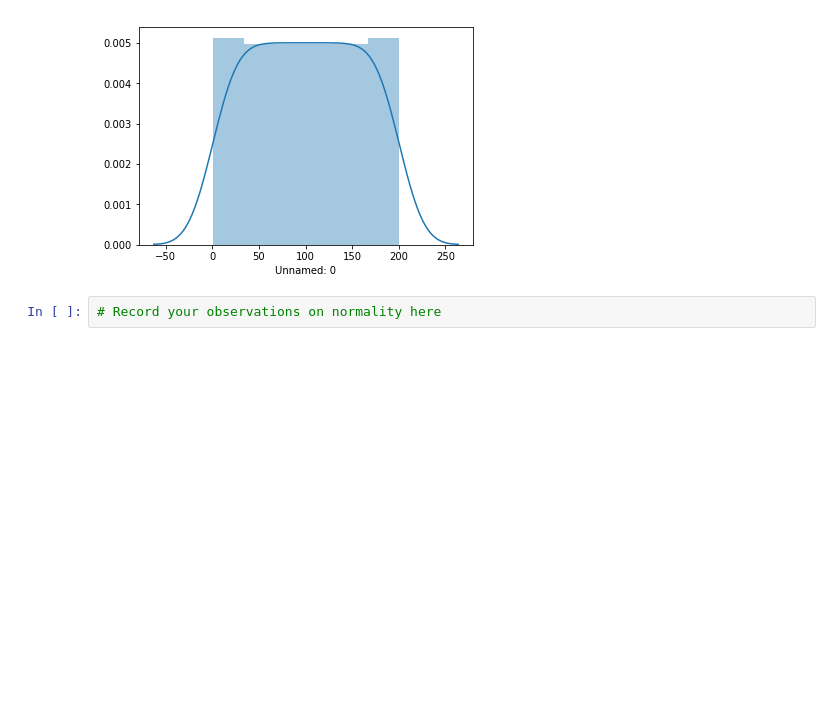
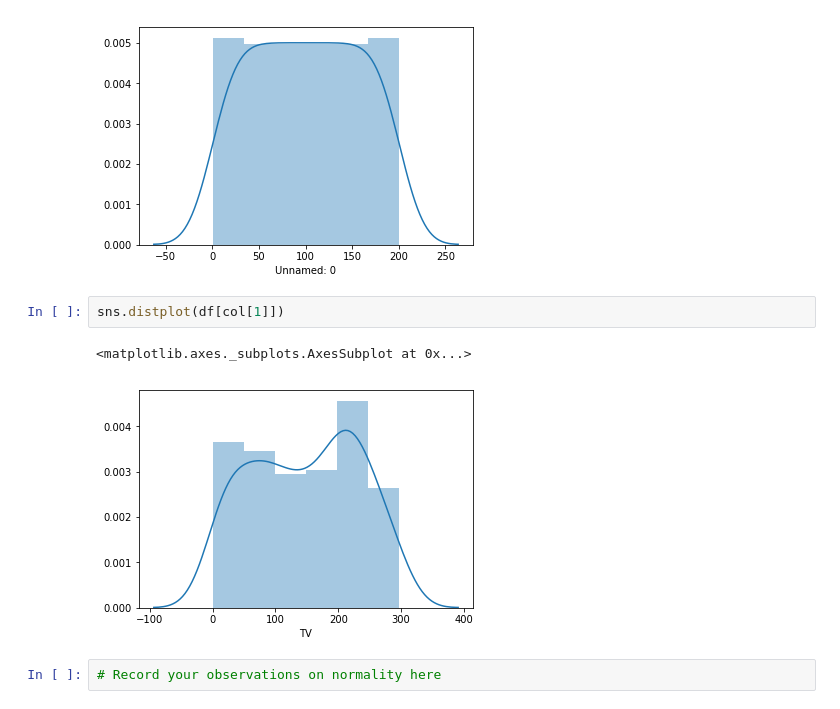
Before and after one commit to molron94/dsc-01-10-13-regression-statsmodels-lab-nyc-ds-career-031119, a Jupyter notebook: index.ipynb, the cells around one changed output. Saved outputs shown, nothing was run; the diff lists cells and outputs as text; blank space fills up the shorter version.

```diff
--- a/index.ipynb
+++ b/index.ipynb
@@ -74,6 +74,11 @@ sns.distplot(df[col[0]])
 # %% [output]
 <matplotlib.axes._subplots.AxesSubplot at 0x...>
 [figure]
+# %%
+sns.distplot(df[col[1]])
+# %% [output]
+<matplotlib.axes._subplots.AxesSubplot at 0x...>
+[figure, added]
 # %%
 # Record your observations on normality here
 # %% [markdown]
```
